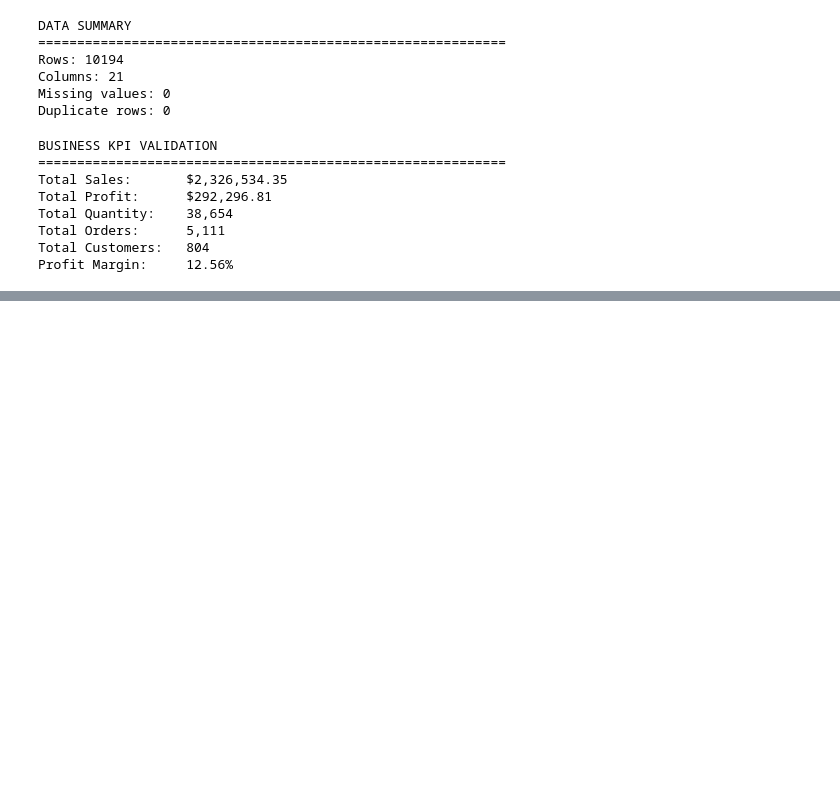
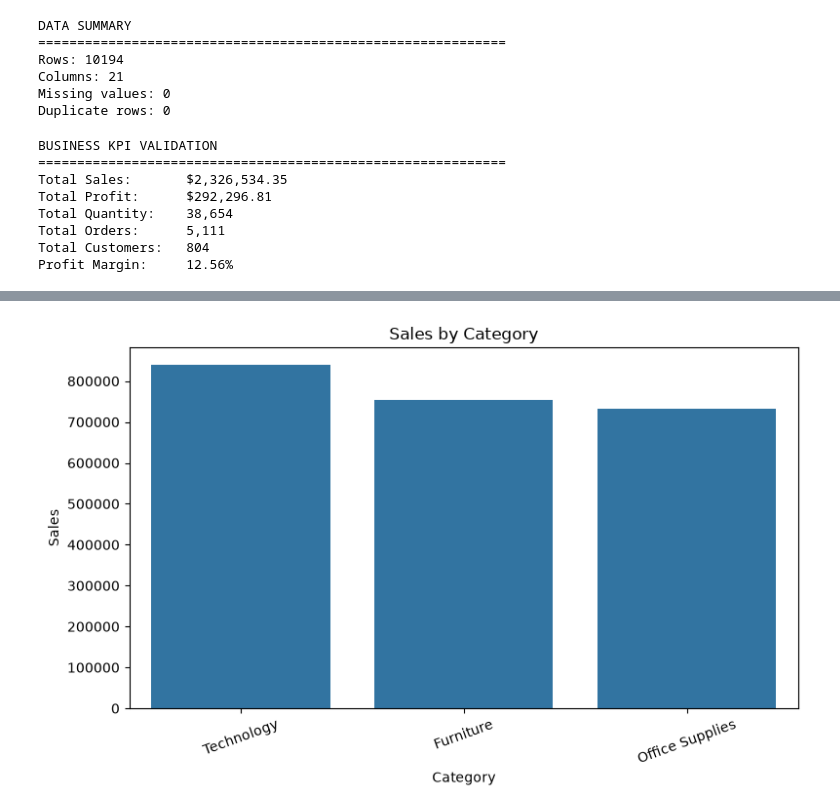
Before and after one commit to shanmukha45-python/Sales-Intelligence-Analytics, a Jupyter notebook: notebooks/03_Dashboard_Preparation.ipynb, the cells around one changed output, grey strips where cells are left out. Cells and saved outputs as stored; diff of their text form; code cells hidden in the pictures; blank space fills up the shorter version.

```diff
--- a/notebooks/03_Dashboard_Preparation.ipynb
+++ b/notebooks/03_Dashboard_Preparation.ipynb
@@ -155,0 +225,27 @@ Profit Margin:     12.56%
+# %%
+# ---------------------------------------------------------
+# CATEGORY ANALYSIS
+# ---------------------------------------------------------
+
+category_analysis = (
+    sales_df
+    .groupby("Category", as_index=False)
+    .agg(
+        Sales=("Sales", "sum"),
+        Profit=("Profit", "sum"),
+        Quantity=("Quantity", "sum")
+    )
+)
+
+category_analysis["Profit Margin"] = (
+    category_analysis["Profit"]
+    / category_analysis["Sales"]
+    * 100
+)
+
+category_analysis = category_analysis.sort_values(
+    "Sales",
+    ascending=False
+)
+
+category_analysis
@@ -155,0 +592,17 @@ Profit Margin:     12.56%
+# %%
+plt.figure(figsize=(8, 5))
+
+sns.barplot(
+    data=category_analysis,
+    x="Category",
+    y="Sales"
+)
+
+plt.title("Sales by Category")
+plt.xlabel("Category")
+plt.ylabel("Sales")
+plt.xticks(rotation=20)
+plt.tight_layout()
+plt.show()
+# %% [output]
+[figure, added]
```
Also changed, not shown: parts of 39 cells of this notebook, 2 other files.
